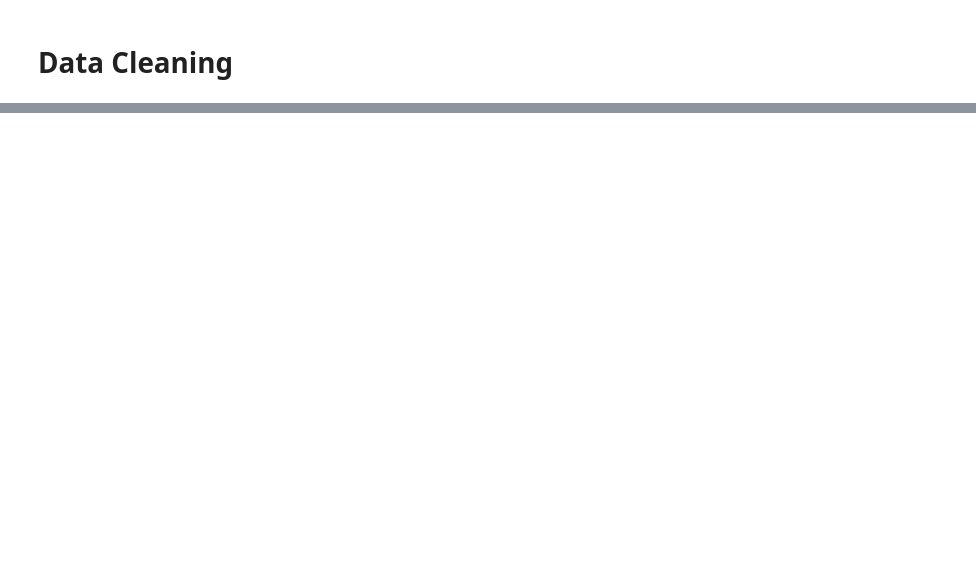
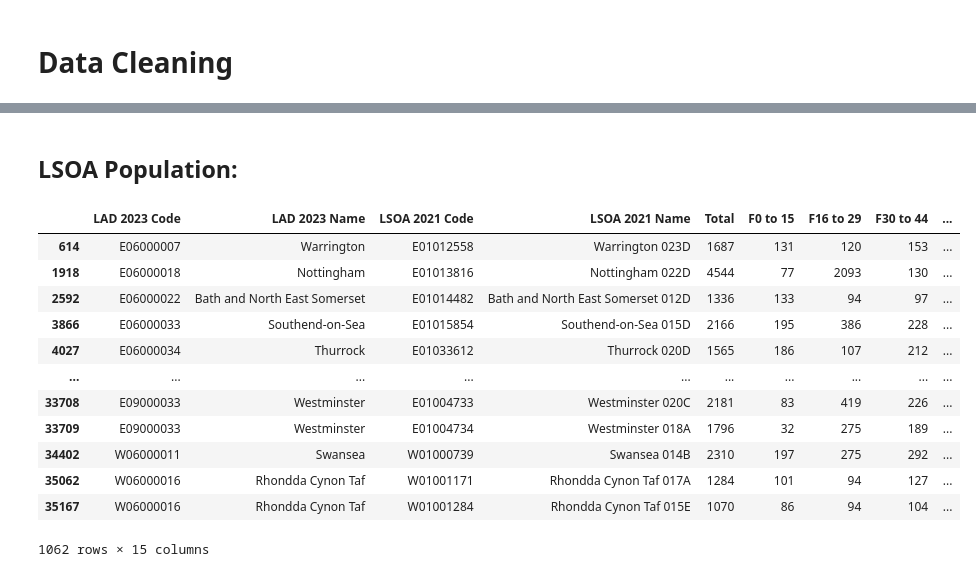
Before and after one commit to Andrew-Lawrence-git/Crime-Analysis-Rockborne, a Jupyter notebook: CrimeStats.ipynb, the cells around one changed output, grey strips where cells are left out. Saved outputs shown, nothing was run; the diff lists cells and outputs as text; code cells hidden in the pictures; blank space fills up the shorter version.

Commit message:
Forces fully cleaned

```diff
--- a/CrimeStats.ipynb
+++ b/CrimeStats.ipynb
@@ -202,33 +274,45 @@ pfa_pop
+# %%
+#Fill 'Last Outcome Category' with no data, for ASBs
+essex_data.fillna({'Last outcome category':'No data'},inplace=True)
+herts_data.fillna({'Last outcome category':'No data'},inplace=True)
+kent_data.fillna({'Last outcome category':'No data'},inplace=True)
+surrey_data.fillna({'Last outcome category':'No data'},inplace=True)
+# %%
+#Remove rows with null location data
+essex_data.dropna(how='any',axis=0,inplace=True)
+herts_data.dropna(how='any',axis=0,inplace=True)
+kent_data.dropna(how='any',axis=0,inplace=True)
+surrey_data.dropna(how='any',axis=0,inplace=True)
 # %%
 #Split years and months into two columns
 #essex
 essex_split = essex_data['Month'].str.split('-',expand=True)
 essex_split.columns = ['Year','Month']
 
-essex_ym = essex_data.drop('Month',axis=1)
-essex_ym.insert(1,'Month',essex_split['Month'])
-essex_ym.insert(1,'Year',essex_split['Year'])
+essex_data = essex_data.drop('Month',axis=1)
+essex_data.insert(1,'Month',essex_split['Month'])
+essex_data.insert(1,'Year',essex_split['Year'])
 
 #hertfordshire
 herts_split = herts_data['Month'].str.split('-',expand=True)
 herts_split.columns = ['Year','Month']
 
-herts_ym = herts_data.drop('Month',axis=1)
-herts_ym.insert(1,'Month',herts_split['Month'])
-herts_ym.insert(1,'Year',herts_split['Year'])
+herts_data = herts_data.drop('Month',axis=1)
+herts_data.insert(1,'Month',herts_split['Month'])
+herts_data.insert(1,'Year',herts_split['Year'])
 
 #kent
 kent_split = kent_data['Month'].str.split('-',expand=True)
 kent_split.columns = ['Year','Month']
 
-kent_ym = kent_data.drop('Month',axis=1)
-kent_ym.insert(1,'Month',kent_split['Month'])
-kent_ym.insert(1,'Year',kent_split['Year'])
+kent_data = kent_data.drop('Month',axis=1)
+kent_data.insert(1,'Month',kent_split['Month'])
+kent_data.insert(1,'Year',kent_split['Year'])
 
 #surrey
 surrey_split = surrey_data['Month'].str.split('-',expand=True)
 surrey_split.columns = ['Year','Month']
 
-surrey_ym = surrey_data.drop('Month',axis=1)
-surrey_ym.insert(1,'Month',surrey_split['Month'])
-surrey_ym.insert(1,'Year',surrey_split['Year'])
+surrey_data = surrey_data.drop('Month',axis=1)
+surrey_data.insert(1,'Month',surrey_split['Month'])
+surrey_data.insert(1,'Year',surrey_split['Year'])
@@ -262,0 +344,23 @@ pfa_pop_clean.reset_index(drop=True)
+# %% [markdown]
+## LSOA Population:
+# %%
+#To make the dataset more lightweight, population data that doesn't relate to an LSOA in one of the datasets should not be kept
+lsoa_pop22[lsoa_pop22['LSOA 2021 Code'].isin(essex_data['LSOA code'].unique())==True]
+lsoa_pop22[lsoa_pop22['LSOA 2021 Code'].isin(herts_data['LSOA code'].unique())==True]
+lsoa_pop22[lsoa_pop22['LSOA 2021 Code'].isin(kent_data['LSOA code'].unique())==True]
+lsoa_pop22[lsoa_pop22['LSOA 2021 Code'].isin(surrey_data['LSOA code'].unique())==True]
+#There seems to be data in locations, such as Cardiff and Middlesbrough in the Herts data, that are outside of the PFA of that data's police force
+# %% [output]
+|  | LAD 2023 Code | LAD 2023 Name | LSOA 2021 Code | LSOA 2021 Name | Total | F0 to 15 | F16 to 29 | F30 to 44 | ... |
+| 614 | E06000007 | Warrington | E01012558 | Warrington 023D | 1687 | 131 | 120 | 153 | ... |
+| 1918 | E06000018 | Nottingham | E01013816 | Nottingham 022D | 4544 | 77 | 2093 | 130 | ... |
+| 2592 | E06000022 | Bath and North East Somerset | E01014482 | Bath and North East Somerset 012D | 1336 | 133 | 94 | 97 | ... |
+| 3866 | E06000033 | Southend-on-Sea | E01015854 | Southend-on-Sea 015D | 2166 | 195 | 386 | 228 | ... |
+| 4027 | E06000034 | Thurrock | E01033612 | Thurrock 020D | 1565 | 186 | 107 | 212 | ... |
+| ... | ... | ... | ... | ... | ... | ... | ... | ... | ... |
+| 33708 | E09000033 | Westminster | E01004733 | Westminster 020C | 2181 | 83 | 419 | 226 | ... |
+| 33709 | E09000033 | Westminster | E01004734 | Westminster 018A | 1796 | 32 | 275 | 189 | ... |
+| 34402 | W06000011 | Swansea | W01000739 | Swansea 014B | 2310 | 197 | 275 | 292 | ... |
+| 35062 | W06000016 | Rhondda Cynon Taf | W01001171 | Rhondda Cynon Taf 017A | 1284 | 101 | 94 | 127 | ... |
+| 35167 | W06000016 | Rhondda Cynon Taf | W01001284 | Rhondda Cynon Taf 015E | 1070 | 86 | 94 | 104 | ... |
+1062 rows × 15 columns
```
Also changed, not shown: parts of 25 cells of this notebook.
